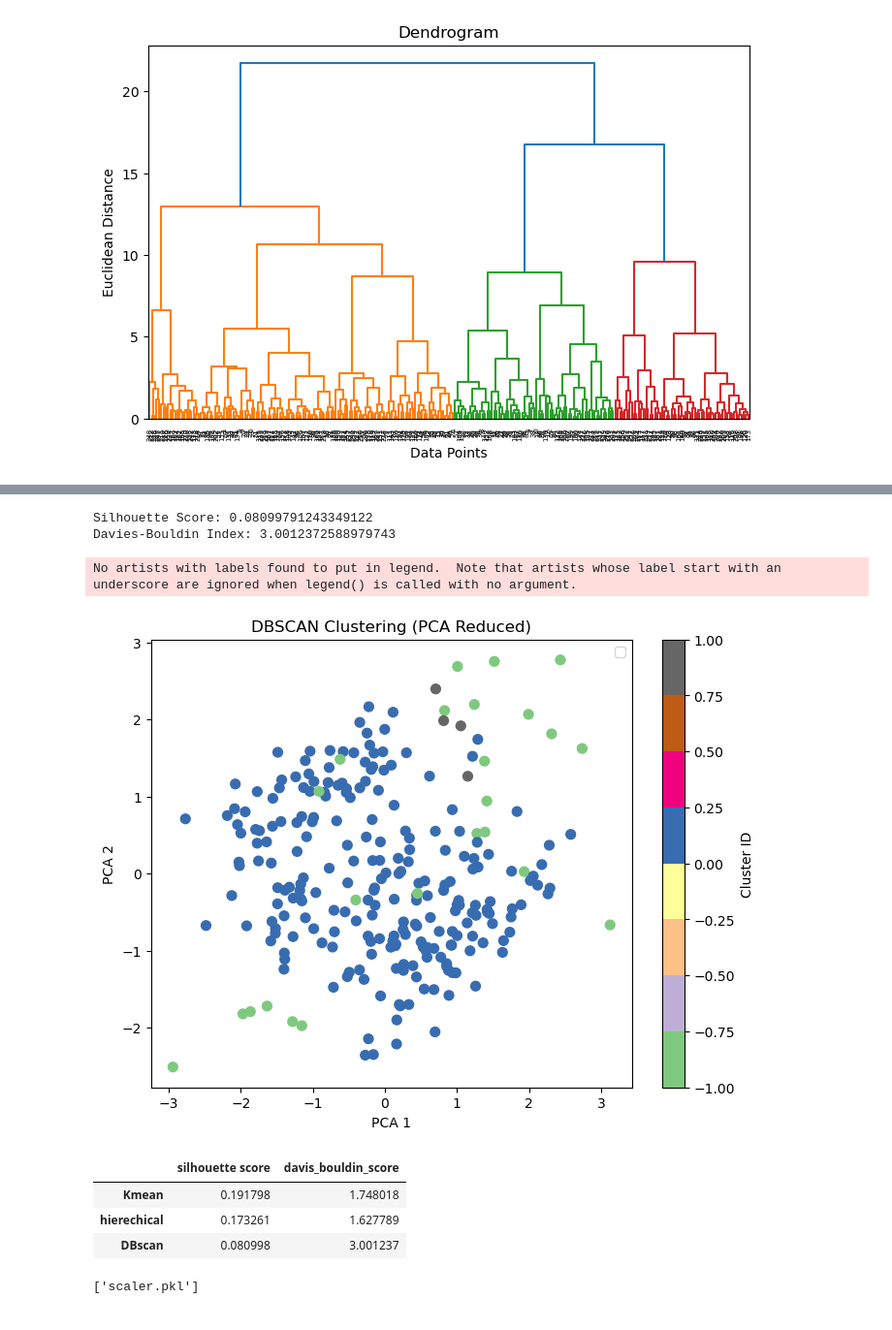
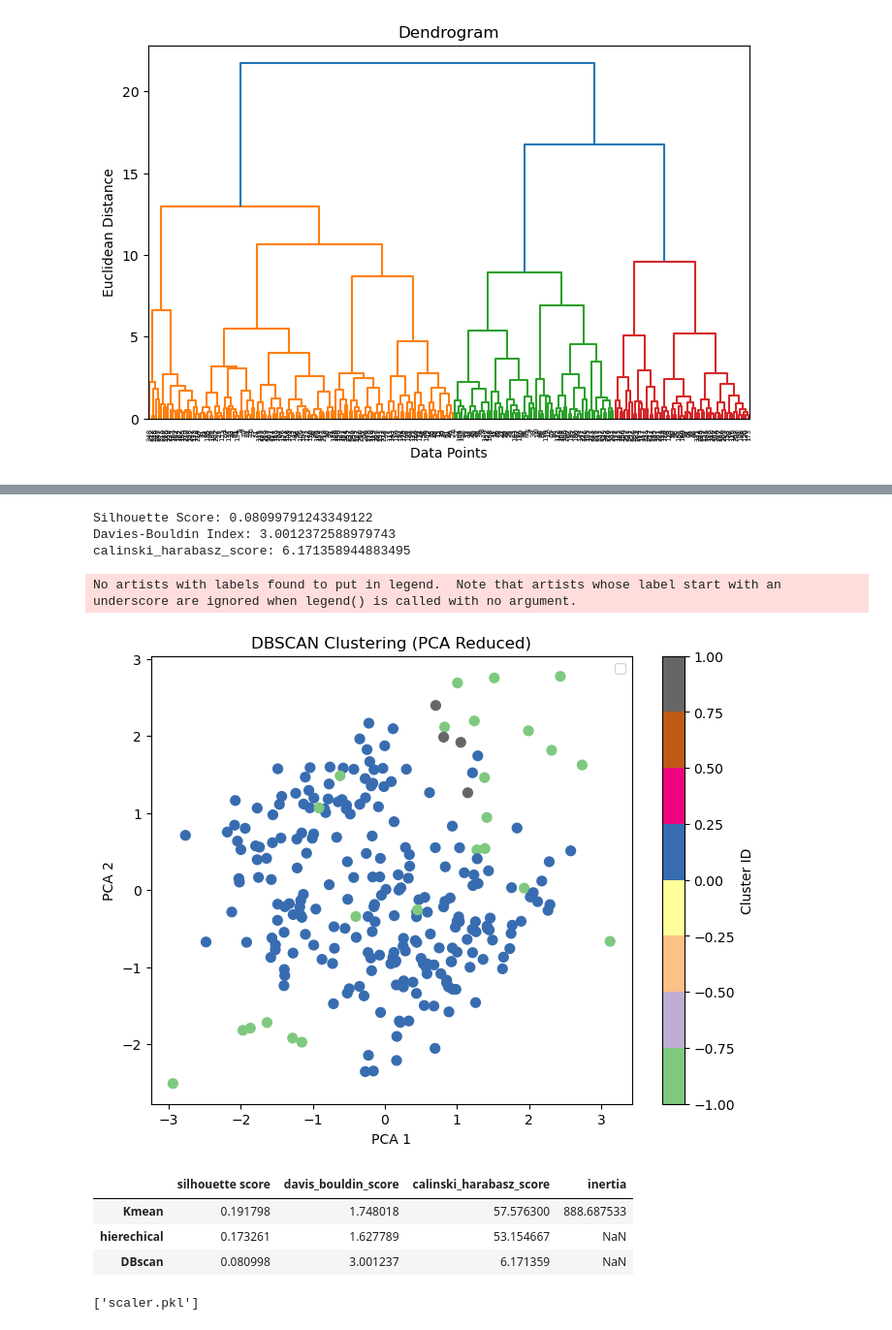
Before and after one commit to NithyaShriSK/unsupervised-Kmeans-DBscan-Task, a Jupyter notebook: cluster.ipynb, the cells around one changed output, grey strips where cells are left out. Shown at 97% size. Cells and saved outputs as stored; diff of their text form; code cells hidden in the pictures.

```diff
--- a/cluster.ipynb
+++ b/cluster.ipynb
@@ -125,9 +108,11 @@ res=[]
 y_cluster=kmeans.fit_predict(x)
 kmeanssilhouette = silhouette_score(x, y_cluster)
 kmeansdb_index = davies_bouldin_score(x, y_cluster)
-res.append([kmeanssilhouette,kmeansdb_index])
+kmeans_ch = calinski_harabasz_score(x, y_cluster)
+res.append([kmeanssilhouette,kmeansdb_index,kmeans_ch,kmeans.inertia_])
 print("Silhouette Score:", kmeanssilhouette)
 print("Davies-Bouldin Index:", kmeansdb_index)
+print("calinski_harabasz_score:",kmeans_ch)
 # %% [output]
 Silhouette Score: 0.19179769465343507
 Davies-Bouldin Index: 1.74801845219125
@@ -173,9 +159,11 @@ hc = AgglomerativeClustering(n_clusters=3, linkage='ward')
 y_hc = hc.fit_predict(X_pca)
 hcsilhouette = silhouette_score(x, y_hc)
 hcdb_index = davies_bouldin_score(x, y_hc)
-res.append([hcsilhouette,hcdb_index])
+hc_ch = calinski_harabasz_score(x, y_hc)
+res.append([hcsilhouette,hcdb_index,hc_ch,np.nan])
 print("Silhouette Score:", hcsilhouette)
 print("Davies-Bouldin Index:", hcdb_index)
+print("calinski_harabasz_score:",hc_ch)
 # PCA 2D plot
 plt.figure(figsize=(8,6))
 plt.scatter(X_pca[:,0], X_pca[:,1], c=y_hc, cmap="viridis", s=50)
@@ -205,9 +194,11 @@ dbscan = DBSCAN(eps=0.7, min_samples=3)
 y_db = dbscan.fit_predict(X_pca)
 silhouette = silhouette_score(x, y_db)
 db_index = davies_bouldin_score(x, y_db)
-res.append([silhouette,db_index])
+db_ch = calinski_harabasz_score(x, y_db)
+res.append([silhouette,db_index,db_ch,np.nan])
 print("Silhouette Score:", silhouette)
 print("Davies-Bouldin Index:", db_index)
+print("calinski_harabasz_score:",db_ch)
 # PCA 2D plot
 plt.figure(figsize=(8,6))
 plt.scatter(X_pca[:,0], X_pca[:,1], c=y_db, cmap="Accent", s=50)
@@ -220,16 +211,17 @@ plt.show()
 # %% [output]
 Silhouette Score: 0.08099791243349122
 Davies-Bouldin Index: 3.0012372588979743
+calinski_harabasz_score: 6.171358944883495
 No artists with labels found to put in legend.  Note that artists whose label start with an underscore are ignored when legend() is called with no argument.
 [figure]
 # %%
-dfs=pd.DataFrame(res,columns=["silhouette score","davis_bouldin_score"],index=["Kmean","hierechical","DBscan"])
+dfs=pd.DataFrame(res,columns=["silhouette score","davis_bouldin_score","calinski_harabasz_score","inertia"],index=["Kmean","hierechical","DBscan"])
 dfs
 # %% [output]
-|  | silhouette score | davis_bouldin_score |
-| Kmean | 0.191798 | 1.748018 |
-| hierechical | 0.173261 | 1.627789 |
-| DBscan | 0.080998 | 3.001237 |
+|  | silhouette score | davis_bouldin_score | calinski_harabasz_score | inertia |
+| Kmean | 0.191798 | 1.748018 | 57.576300 | 888.687533 |
+| hierechical | 0.173261 | 1.627789 | 53.154667 | NaN |
+| DBscan | 0.080998 | 3.001237 | 6.171359 | NaN |
 # %%
 import joblib
 
```
Also changed, not shown: parts of 3 cells of this notebook.
